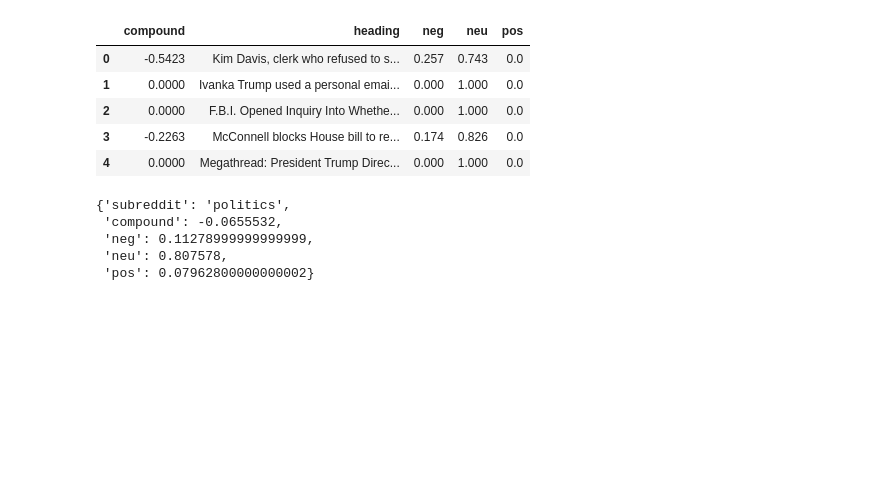
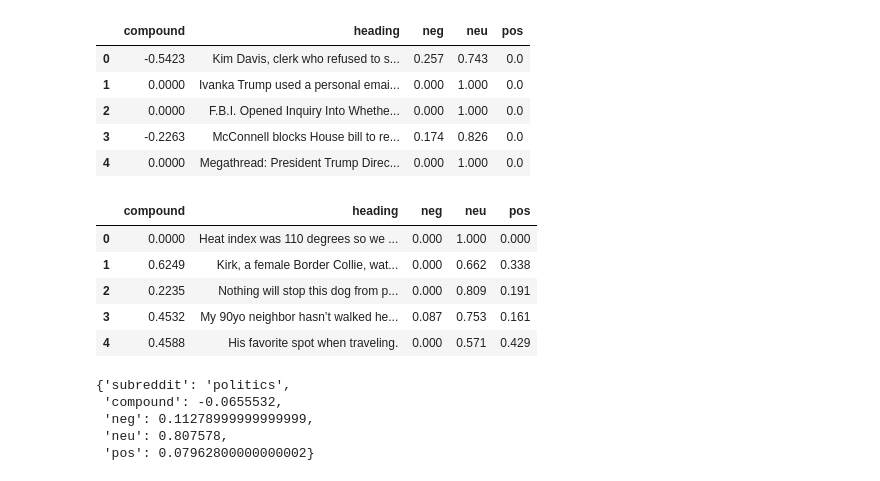
Before and after one commit to SimoAntikainen/community-sentiment-analysis, a Jupyter notebook: sentiment-analysis.ipynb, the cells around one changed output. Cells and saved outputs as stored; diff of their text form; code cells hidden in the pictures; blank space fills up the shorter version.

```diff
--- a/sentiment-analysis.ipynb
+++ b/sentiment-analysis.ipynb
@@ -132,6 +145,15 @@ politics_sentiment.head()
 | 2 | 0.0000 | F.B.I. Opened Inquiry Into Whethe... | 0.000 | 1.000 | 0.0 |
 | 3 | -0.2263 | McConnell blocks House bill to re... | 0.174 | 0.826 | 0.0 |
 | 4 | 0.0000 | Megathread: President Trump Direc... | 0.000 | 1.000 | 0.0 |
+# %%
+aww_sentiment.head()
+# %% [output]
+|  | compound | heading | neg | neu | pos |
+| 0 | 0.0000 | Heat index was 110 degrees so we ... | 0.000 | 1.000 | 0.000 |
+| 1 | 0.6249 | Kirk, a female Border Collie, wat... | 0.000 | 0.662 | 0.338 |
+| 2 | 0.2235 | Nothing will stop this dog from p... | 0.000 | 0.809 | 0.191 |
+| 3 | 0.4532 | My 90yo neighbor hasn’t walked he... | 0.087 | 0.753 | 0.161 |
+| 4 | 0.4588 | His favorite spot when traveling. | 0.000 | 0.571 | 0.429 |
 # %%
 aggregate_sentiment(politics_sentiment, 'politics')
 # %% [output]
```
Also changed, not shown: parts of 12 cells of this notebook, 18 other files.
